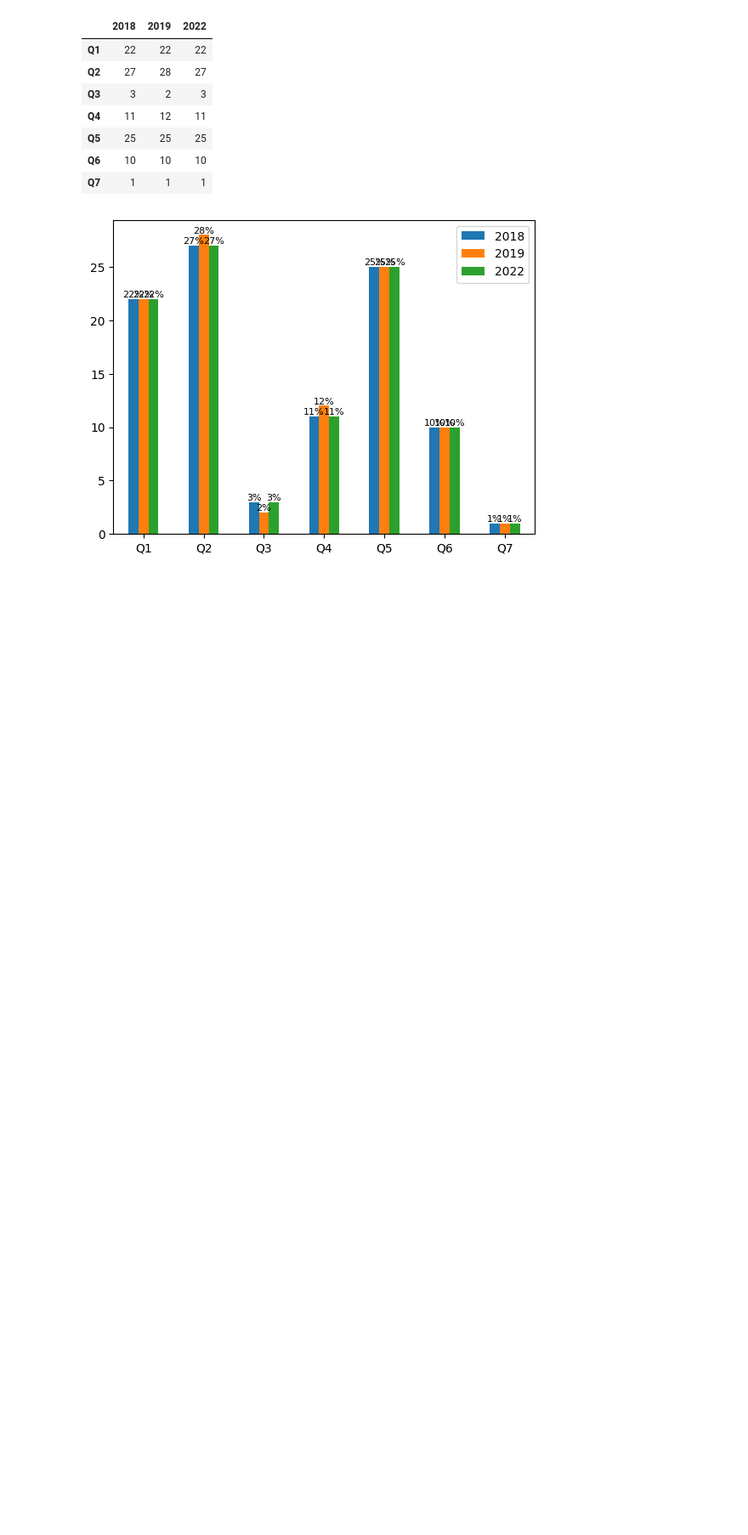
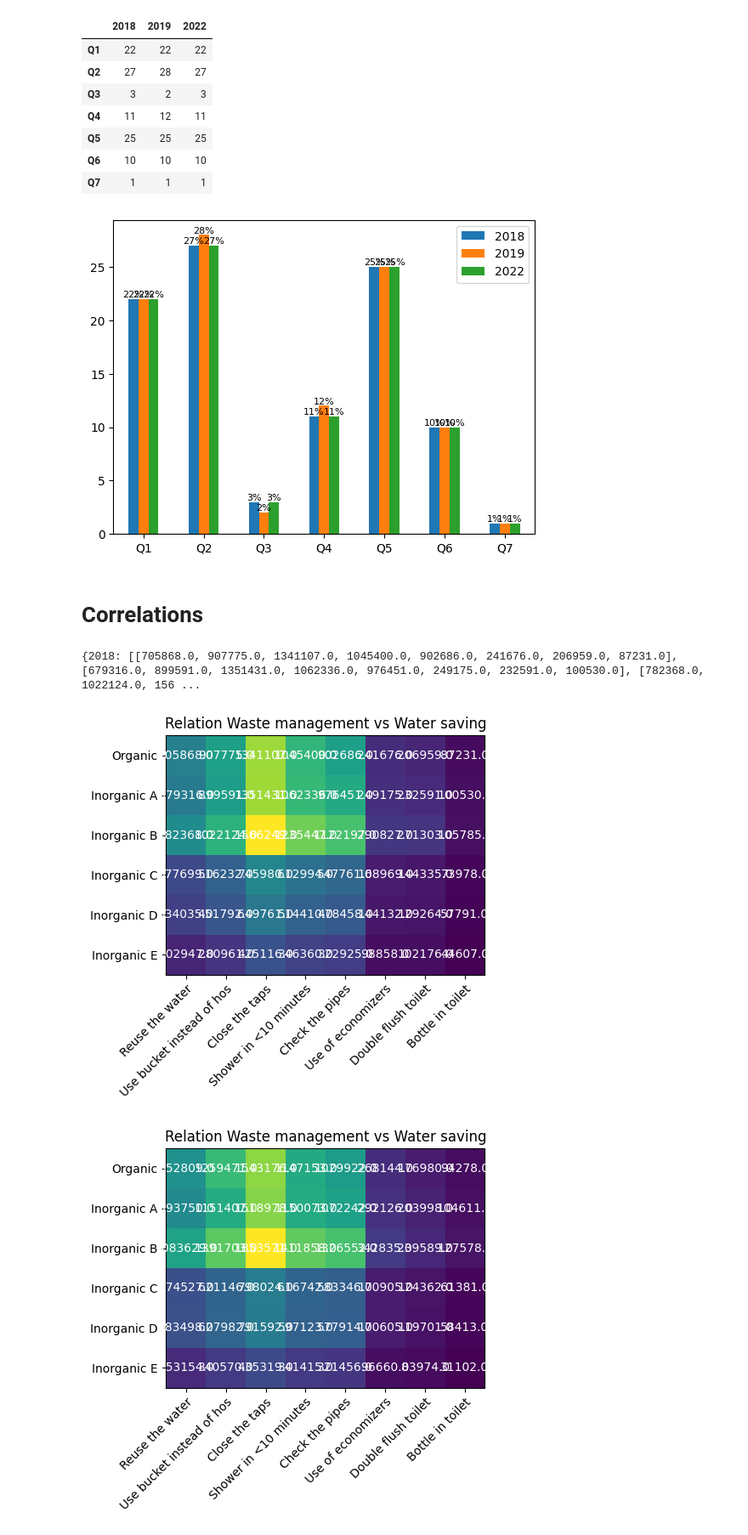
Before and after one commit to pedroaal/ambiental, a Jupyter notebook: main.ipynb, the cells around one changed output. Shown at 85% size. Cells and saved outputs as stored; diff of their text form; code cells hidden in the pictures; blank space fills up the shorter version.

Commit message:
fix graph 3

```diff
--- a/main.ipynb
+++ b/main.ipynb
@@ -410,3 +410,6 @@ water_cols = ['s101p61', 's101p62', 's101p63', 's101p64', 's101p65', 's101p66',
+# %%
+water_cols = ['s101p61', 's101p62', 's101p63', 's101p64', 's101p65', 's101p66', 's101p67', 's101p68']
+water_labels = ['Reuse the water', 'Use bucket instead of hos', 'Close the taps', 'Shower in <10 minutes', 'Check the pipes', 'Use of economizers', 'Double flush toilet', 'Bottle in toilet']
 # %%
 res = []
 
@@ -502,14 +505,12 @@ res
 | Bottle\nin\ntoilet | 2 | 1 | 2 |
 [figure]
 # %%
-index = ['Reuse the water', 'Use bucket instead of hos', 'Close the taps', 'Shower in <10 minutes', 'Check the pipes', 'Use of economizers', 'Double flush toilet', 'Bottle in toilet']
-
 fig = go.Figure()
 
 for year in res:
   fig.add_trace(go.Scatterpolar(
     r=res[year],
-    theta=index,
+    theta=water_labels,
     fill='toself',
     name=year
   ))
@@ -538,3 +537,6 @@ energy_cols = ['s101p71', 's101p72', 's101p73', 's101p74', 's101p75', 's101p76',
+# %%
+energy_cols = ['s101p71', 's101p72', 's101p73', 's101p74', 's101p75', 's101p76', 's101p77']
+energy_labels = ['Disconnect electronic not used devices', 'Turn off room lights', 'Put food in the refrigerator', 'Iron as many clothes as possible in one time', 'Open the curtains for sunlight', 'Have energy-saving household appliances ', 'Have solar panels?']
 # %%
 res = []
 
@@ -625,9 +627,11 @@ fig = go.Figure()
 for year in res:
   fig.add_trace(go.Scatterpolar(
     r=res[year],
-    theta=['Disconnect electronic not used devices', 'Turn off room lights', 'Put food in the refrigerator', 'Iron as many clothes as possible in one time', 'Open the curtains for sunlight', 'Have energy-saving household appliances ', 'Have solar panels?'],
+    theta=energy_labels,
     fill='toself',
     name=year
   ))
 
 fig.show()
+# %% [markdown]
+# Correlations
@@ -633,0 +641,40 @@ fig.show()
+# %%
+res = {
+  2018: [],
+  2019: [],
+  2022: [],
+}
+
+for year in years:
+  db = dbs[year]
+  for col in waste_cols:
+    tmp = []
+    for row in water_cols:
+      db1 = db.loc[(db[col] == '1') & (db[row] == '1')]
+      tmp.append(db1['fexp4'].sum().round(0))
+    res[year].append(tmp)
+
+print(res)
+
+for year in years:
+  data = np.array(res[year])
+
+  fig, ax = plt.subplots()
+  im = ax.imshow(data)
+
+  ax.set_xticks(np.arange(len(water_labels)), labels=water_labels)
+  ax.set_yticks(np.arange(len(waste_labels)), labels=waste_labels)
+
+  plt.setp(ax.get_xticklabels(), rotation=45, ha="right", rotation_mode="anchor")
+
+  for i in range(len(waste_labels)):
+    for j in range(len(water_labels)):
+      text = ax.text(j, i, data[i, j], ha="center", va="center", color="w")
+
+  ax.set_title("Relation Waste management vs Water saving")
+  fig.tight_layout()
+  plt.show()
+# %% [output]
+{2018: [[705868.0, 907775.0, 1341107.0, 1045400.0, 902686.0, 241676.0, 206959.0, 87231.0], [679316.0, 899591.0, 1351431.0, 1062336.0, 976451.0, 249175.0, 232591.0, 100530.0], [782368.0, 1022124.0, 156 ...
+[figure, added]
+[figure, added]
```
Also changed, not shown: parts of 10 cells of this notebook.
